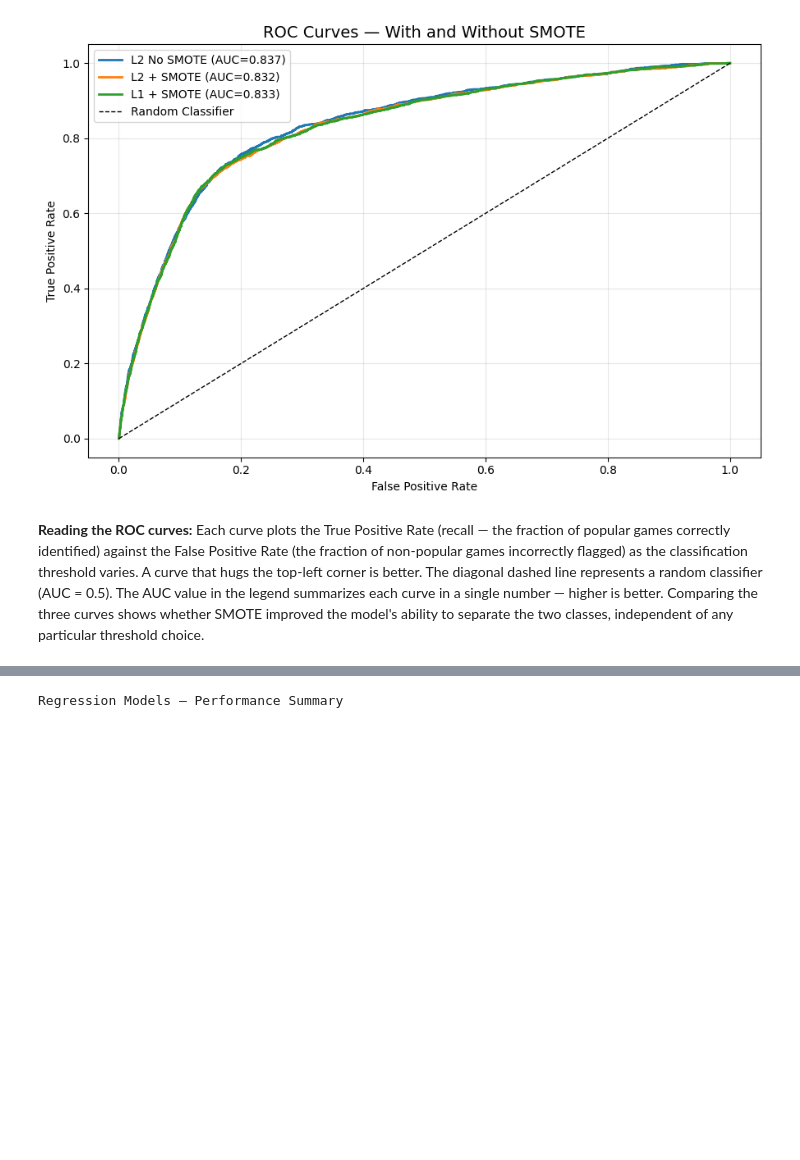
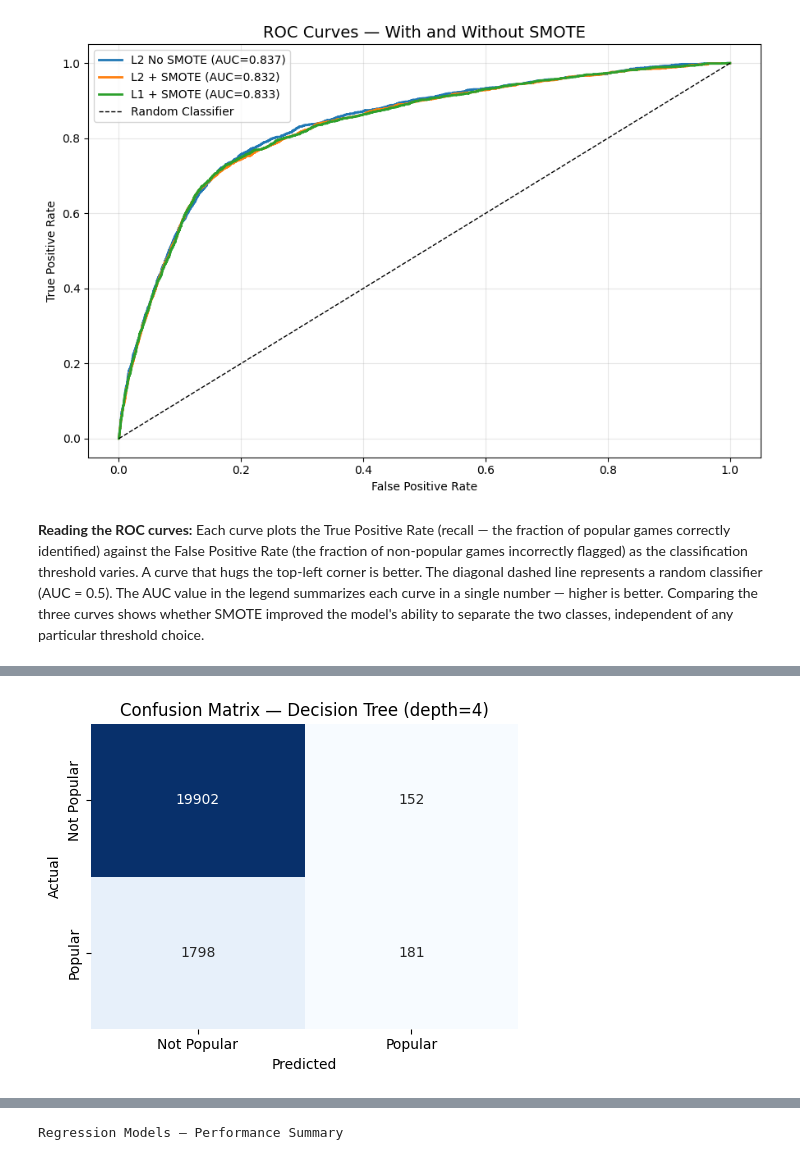
Before and after one commit to Dreigannadoit/Steam-Analysis-with-Regression-ML-Algorithm, a Jupyter notebook: Player_Engagement_Regression_Models.ipynb, the cells around one changed output, grey strips where cells are left out. Drawn from its saved outputs; the diff is of its cells as text; code cells hidden in the pictures; blank space fills up the shorter version.

```diff
--- a/Player_Engagement_Regression_Models.ipynb
+++ b/Player_Engagement_Regression_Models.ipynb
@@ -1021,0 +1267,14 @@ plt.show()
+# %%
+# ── Confusion matrix ────────────────────────────────────────────────────────
+fig, ax = plt.subplots(figsize=(5, 4))
+cm_dt = confusion_matrix(y_test_cls, dt_pred)
+sns.heatmap(cm_dt, annot=True, fmt='d', cmap='Blues', ax=ax, cbar=False,
+            xticklabels=["Not Popular", "Popular"],
+            yticklabels=["Not Popular", "Popular"])
+ax.set_title(f'Confusion Matrix — Decision Tree (depth={best_depth})', fontsize=12)
+ax.set_xlabel('Predicted')
+ax.set_ylabel('Actual')
+plt.tight_layout()
+plt.show()
+# %% [output]
+[figure, added]
```
Also changed, not shown: parts of 39 cells of this notebook.
